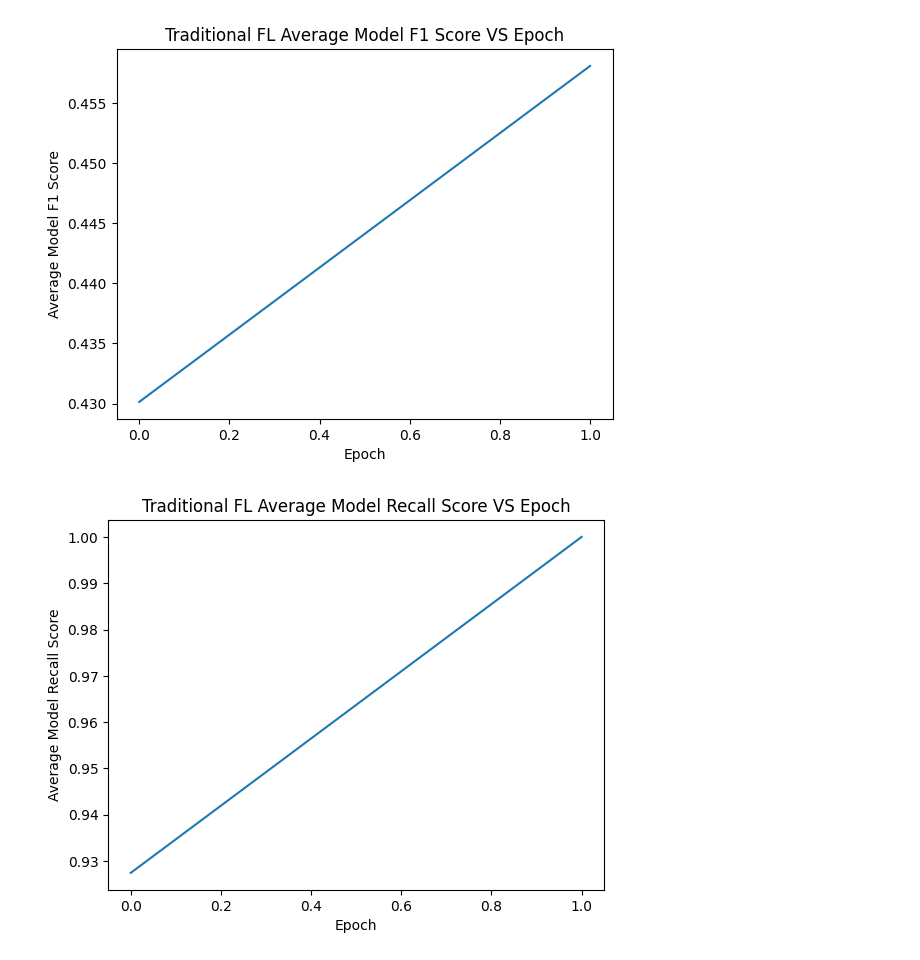
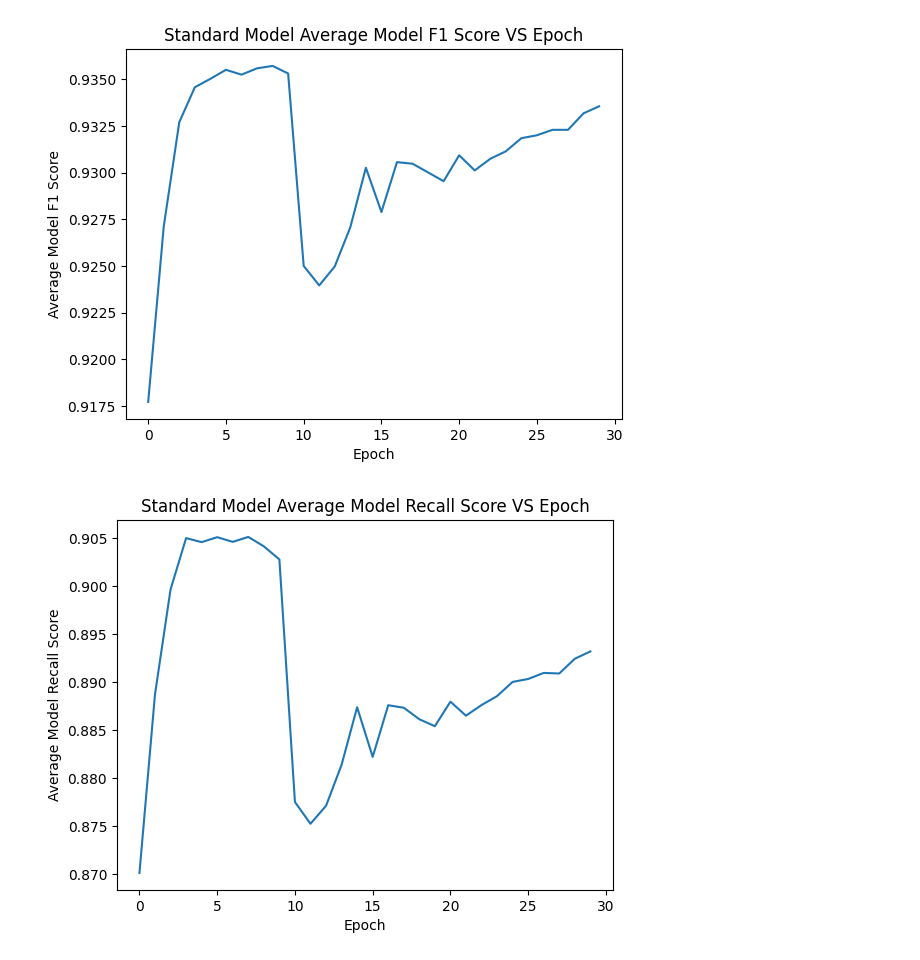
Before and after one commit to Grig84/NCPVeReMi, a Jupyter notebook: Plotting.ipynb, the cells around one changed output. Cells and saved outputs as stored; diff of their text form; code cells hidden in the pictures.

```diff
--- a/Plotting.ipynb
+++ b/Plotting.ipynb
@@ -4,6 +4,10 @@ import numpy as np
 from numpy import genfromtxt
 import json
 import os
+# %%
+labelsize = 12
+titlesize = 15
+valsize = 10
 # %%
 x = [0,1,2,3,4,5]
 y = [0,0,1,1,2,3]
@@ -29,10 +204,10 @@ maxTimePerVDFL = np.max(DFLTimes) # Normal time per vehicle Distributed Fed Lear
 # %%
 # Individual Module Run
-path = "out/FL/True-20-2-5-5/"
+path = "out/Normal/Disruptive-30-0.01/"
 plotPath = f"{path}plot/"
 if not os.path.exists(plotPath):
     os.makedirs(plotPath)
-modelType = "Traditional FL" # "Trad. FL" # "Stnd. Model"
+modelType = "Standard Model" # "Trad. FL" # "Stnd. Model"
 
 #VS EPOCHS
 avgLosses = genfromtxt(f'{path}avgLossVEpoch.csv',delimiter=',')
@@ -52,58 +227,58 @@ avgVeTime = others['Avg Per-Vehicle Time']
 epochTotTime = others['Total Time Per Epoch']
 
 plt.plot(avgLosses[1:,0], avgLosses[1:,1])
-plt.xlabel("Epoch")
-plt.ylabel("Average Model Loss")
-plt.title(f"{modelType} Average Model Loss VS Epoch")
+plt.xlabel("Epoch", fontsize=labelsize)
+plt.ylabel("Average Model Loss", fontsize=labelsize)
+plt.title(f"{modelType} Average Model Loss VS Epoch", fontsize=titlesize)
 plt.savefig(f"{plotPath}LossVEpoch.png")
 plt.show()
 
 plt.plot(avgF1s[1:,0], avgF1s[1:,1])
-plt.xlabel("Epoch")
-plt.ylabel("Average Model F1 Score")
-plt.title(f"{modelType} Average Model F1 Score VS Epoch")
+plt.xlabel("Epoch", fontsize=labelsize)
+plt.ylabel("Average Model F1 Score", fontsize=labelsize)
+plt.title(f"{modelType} Average Model F1 Score VS Epoch", fontsize=titlesize)
 plt.savefig(f"{plotPath}F1VEpoch.png")
 plt.show()
 
 plt.plot(avgRecalls[1:,0], avgRecalls[1:,1])
-plt.xlabel("Epoch")
-plt.ylabel("Average Model Recall Score")
-plt.title(f"{modelType} Average Model Recall Score VS Epoch")
+plt.xlabel("Epoch", fontsize=labelsize)
+plt.ylabel("Average Model Recall Score", fontsize=labelsize)
+plt.title(f"{modelType} Average Model Recall Score VS Epoch", fontsize=titlesize)
 plt.savefig(f"{plotPath}RecallVEpoch.png")
 plt.show()
 
 plt.plot(avgPrecisions[1:,0], avgPrecisions[1:,1])
-plt.xlabel("Epoch")
-plt.ylabel("Average Model Precision Score")
-plt.title(f"{modelType} Average Model Precision Score VS Epoch")
+plt.xlabel("Epoch", fontsize=labelsize)
+plt.ylabel("Average Model Precision Score", fontsize=labelsize)
+plt.title(f"{modelType} Average Model Precision Score VS Epoch", fontsize=titlesize)
 plt.savefig(f"{plotPath}PrecisionVEpoch.png")
 plt.show()
 
 plt.plot(avgAccs[1:,0], avgAccs[1:,1])
-plt.xlabel("Epoch")
-plt.ylabel("Average Model Accuracy Score")
-plt.title(f"{modelType} Average Model Accuracy Score VS Epoch")
+plt.xlabel("Epoch", fontsize=labelsize)
+plt.ylabel("Average Model Accuracy Score", fontsize=labelsize)
+plt.title(f"{modelType} Average Model Accuracy Score VS Epoch", fontsize=titlesize)
 plt.savefig(f"{plotPath}AccuracyVEpoch.png")
 plt.show()
 
 plt.plot(finalF1s[0], finalF1s[1])
-plt.xlabel("Perc Malicious")
-plt.ylabel("Average Model F1 Score")
-plt.title(f"{modelType} Average Model F1 Score VS Percentage Malicious Vehicles")
+plt.xlabel("Perc Malicious", fontsize=labelsize)
+plt.ylabel("Average Model F1 Score", fontsize=labelsize)
+plt.title(f"{modelType} Average Model F1 Score VS Percentage Malicious Vehicles", fontsize=titlesize)
 plt.savefig(f"{plotPath}F1VperEvil.png")
 plt.show()
 
 plt.plot(finalRecalls[0], finalRecalls[1])
-plt.xlabel("Perc Malicious")
-plt.ylabel("Average Model Recall Score")
-plt.title(f"{modelType} Average Model Recall Score VS Percentage Malicious Vehicles")
+plt.xlabel("Perc Malicious", fontsize=labelsize)
+plt.ylabel("Average Model Recall Score", fontsize=labelsize)
+plt.title(f"{modelType} Average Model Recall Score VS Percentage Malicious Vehicles", fontsize=titlesize)
 plt.savefig(f"{plotPath}RecallVperEvil.png")
 plt.show()
 
 plt.plot(finalPrecisions[0], finalPrecisions[1])
-plt.xlabel("Perc Malicious")
-plt.ylabel("Average Model Precision Score")
-plt.title(f"{modelType} Average Model Precision Score VS Percentage Malicious Vehicles")
+plt.xlabel("Perc Malicious", fontsize=labelsize)
+plt.ylabel("Average Model Precision Score", fontsize=labelsize)
+plt.title(f"{modelType} Average Model Precision Score VS Percentage Malicious Vehicles", fontsize=titlesize)
 plt.savefig(f"{plotPath}PrecisionVperEvil.png")
 plt.show()
 # %% [output]
@@ -111,2 +286,2 @@ plt.show()
-[figure, old version]
+[figure, new version]
-[figure, old version]
+[figure, new version]
```
Also changed, not shown: parts of 3 cells of this notebook, 1 other file.
